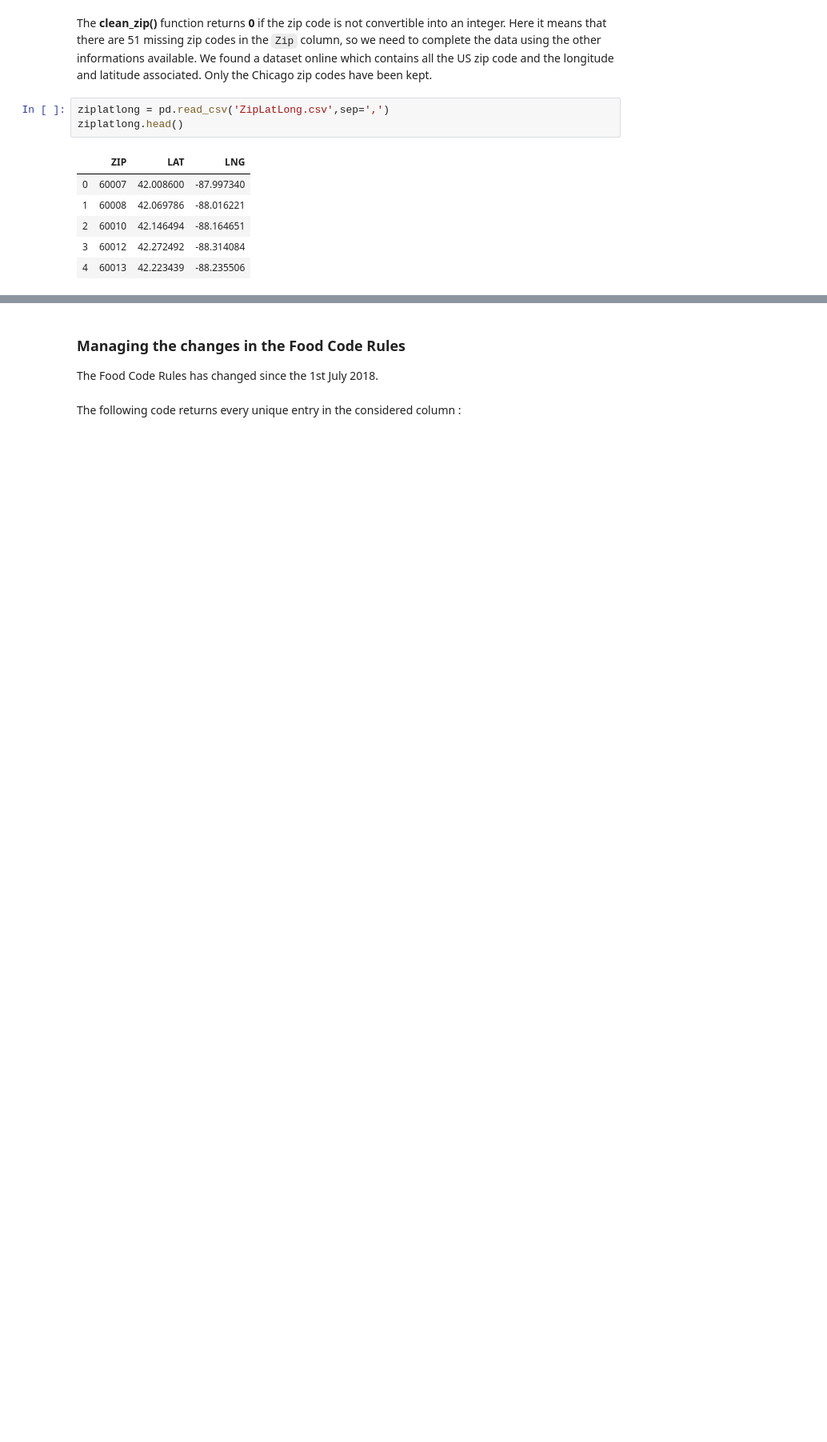
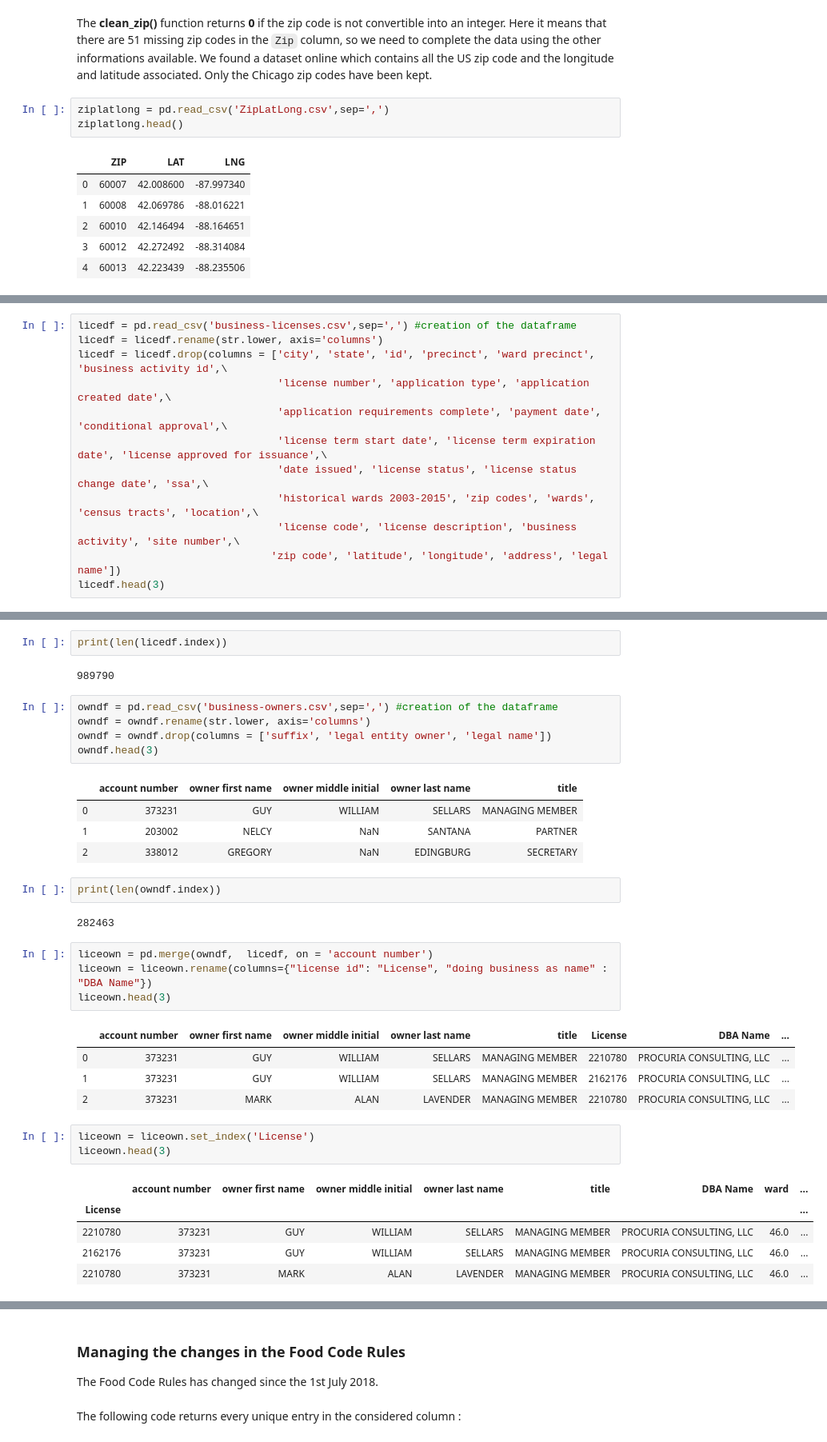
Before and after one commit to clairebilat/ada-2019-project-lost-and-found, a Jupyter notebook: couleurs_d_automne.ipynb, the cells around one changed output, grey strips where cells are left out. Shown at 80% size. Saved outputs shown, nothing was run; the diff lists cells and outputs as text; blank space fills up the shorter version.

```diff
--- a/couleurs_d_automne.ipynb
+++ b/couleurs_d_automne.ipynb
@@ -307,0 +312,12 @@ ziplatlong.head()
+# %%
+licedf = pd.read_csv('business-licenses.csv',sep=',') #creation of the dataframe
+licedf = licedf.rename(str.lower, axis='columns')
+licedf = licedf.drop(columns = ['city', 'state', 'id', 'precinct', 'ward precinct', 'business activity id',\
+                                'license number', 'application type', 'application created date',\
+                                'application requirements complete', 'payment date', 'conditional approval',\
+                                'license term start date', 'license term expiration date', 'license approved for issuance',\
+                                'date issued', 'license status', 'license status change date', 'ssa',\
+                                'historical wards 2003-2015', 'zip codes', 'wards', 'census tracts', 'location',\
+                                'license code', 'license description', 'business activity', 'site number',\
+                               'zip code', 'latitude', 'longitude', 'address', 'legal name'])
+licedf.head(3)
@@ -307,0 +329,36 @@ ziplatlong.head()
+# %%
+print(len(licedf.index))
+# %% [output]
+989790
+# %%
+owndf = pd.read_csv('business-owners.csv',sep=',') #creation of the dataframe
+owndf = owndf.rename(str.lower, axis='columns')
+owndf = owndf.drop(columns = ['suffix', 'legal entity owner', 'legal name'])
+owndf.head(3)
+# %% [output]
+|  | account number | owner first name | owner middle initial | owner last name | title |
+| 0 | 373231 | GUY | WILLIAM | SELLARS | MANAGING MEMBER |
+| 1 | 203002 | NELCY | NaN | SANTANA | PARTNER |
+| 2 | 338012 | GREGORY | NaN | EDINGBURG | SECRETARY |
+# %%
+print(len(owndf.index))
+# %% [output]
+282463
+# %%
+liceown = pd.merge(owndf,  licedf, on = 'account number')
+liceown = liceown.rename(columns={"license id": "License", "doing business as name" : "DBA Name"})
+liceown.head(3)
+# %% [output]
+|  | account number | owner first name | owner middle initial | owner last name | title | License | DBA Name | ... |
+| 0 | 373231 | GUY | WILLIAM | SELLARS | MANAGING MEMBER | 2210780 | PROCURIA CONSULTING, LLC | ... |
+| 1 | 373231 | GUY | WILLIAM | SELLARS | MANAGING MEMBER | 2162176 | PROCURIA CONSULTING, LLC | ... |
+| 2 | 373231 | MARK | ALAN | LAVENDER | MANAGING MEMBER | 2210780 | PROCURIA CONSULTING, LLC | ... |
+# %%
+liceown = liceown.set_index('License')
+liceown.head(3)
+# %% [output]
+|  | account number | owner first name | owner middle initial | owner last name | title | DBA Name | ward | ... |
+| License |  |  |  |  |  |  |  | ... |
+| 2210780 | 373231 | GUY | WILLIAM | SELLARS | MANAGING MEMBER | PROCURIA CONSULTING, LLC | 46.0 | ... |
+| 2162176 | 373231 | GUY | WILLIAM | SELLARS | MANAGING MEMBER | PROCURIA CONSULTING, LLC | 46.0 | ... |
+| 2210780 | 373231 | MARK | ALAN | LAVENDER | MANAGING MEMBER | PROCURIA CONSULTING, LLC | 46.0 | ... |
```
Also changed, not shown: parts of 16 cells of this notebook.
